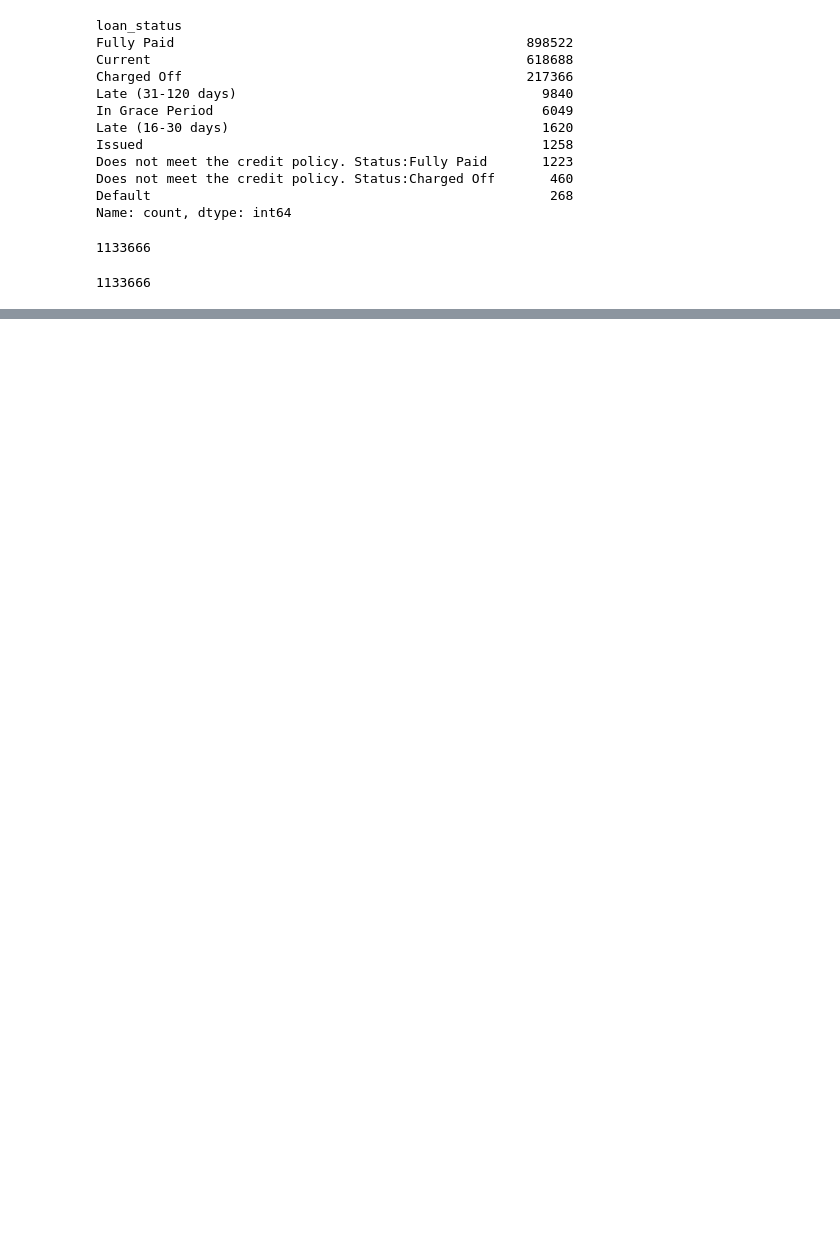
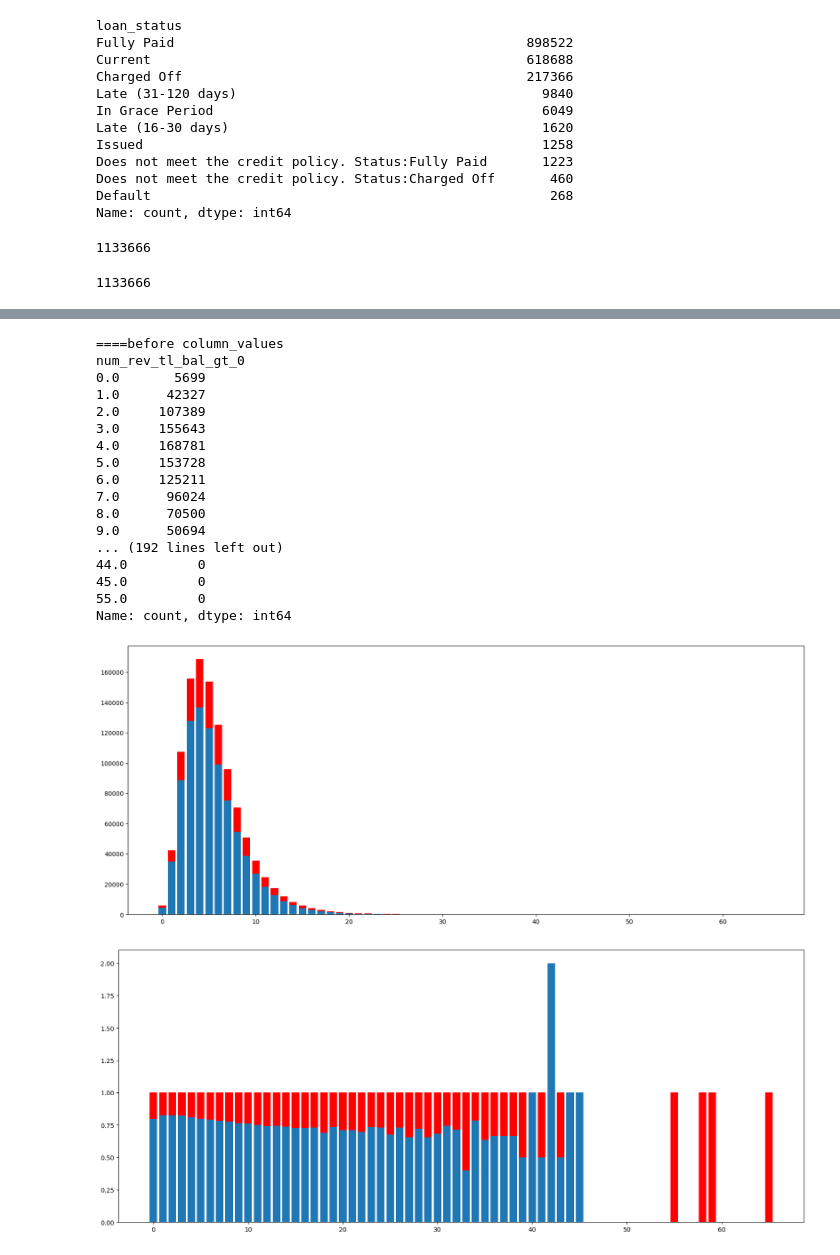
Before and after one commit to dbehdrnr0202/lending_club, a Jupyter notebook: drop_columns_preprocessing.ipynb, the cells around one changed output, grey strips where cells are left out. Drawn from its saved outputs; the diff is of its cells as text; code cells hidden in the pictures; blank space fills up the shorter version.

```diff
--- a/drop_columns_preprocessing.ipynb
+++ b/drop_columns_preprocessing.ipynb
@@ -151,3 +257,71 @@ filtered_df.dropna(how='all')
+# %%
+import matplotlib.pyplot as plt
+
+def plot_col(filtered_df, target_column):
+  """
+    target_column의 값 별 도수를 시각화하는 함수
+    target_column은 수치형 변수 (우선 정수형 변수만..)
+
+    arguments:
+      filtered_df : 데이터프레임
+      target_column : filtered_df에서 시각화할 변수
+      loan_status : 반응변수 종류. 값 = {0,1}
+    result:
+      barplot 시각화
+  """
+  column_values = filtered_df[target_column].value_counts().sort_index()
+  num_notna = column_values.sum()
+
+  plt.figure(figsize=(20,8))
+  print("====before column_values")
+  print(column_values)
+  column_values_safe = filtered_df[filtered_df['loan_status']==0][target_column].value_counts().sort_index()
+  print("====before column_values_safe")
+  print(column_values_safe)
+
+  for value in column_values_safe.index:
+    if value not in column_values:
+      column_values[value] = 0
+
+  # b_value_counts에 없는 값에 대해 a_value_counts에 0으로 추가
+  for value in column_values.index:
+    if value not in column_values_safe:
+      column_values_safe[value] = 0
+  print("-======after column_values")
+  print(column_values)
+  print("-======after column_values_safe")
+  print(column_values_safe)
+  pos_percent = [val / total for val, total in zip(column_values_safe, column_values)]
+
+  plt.bar(column_values.index, column_values, color='r')
+  plt.bar(column_values.index, column_values_safe)
+  plt.show()
+  plt.figure(figsize=(20,8))
+  plt.bar(column_values.index, [1]*len(column_values), color='r')
+  plt.bar(column_values.index, pos_percent)
+  plt.show()
+
+plot_col(filtered_df, 'num_rev_tl_bal_gt_0')
+# %% [output]
+====before column_values
+num_rev_tl_bal_gt_0
+0.0       5699
+1.0      42327
+2.0     107389
+3.0     155643
+4.0     168781
+5.0     153728
+6.0     125211
+7.0      96024
+8.0      70500
+9.0      50694
+... (192 lines left out)
+44.0         0
+45.0         0
+55.0         0
+Name: count, dtype: int64
+[figure, added]
+[figure, added]
 # %%
 filtered_df.shape
 # %% [output]
```
Also changed, not shown: parts of 39 cells of this notebook, 18 other files.
